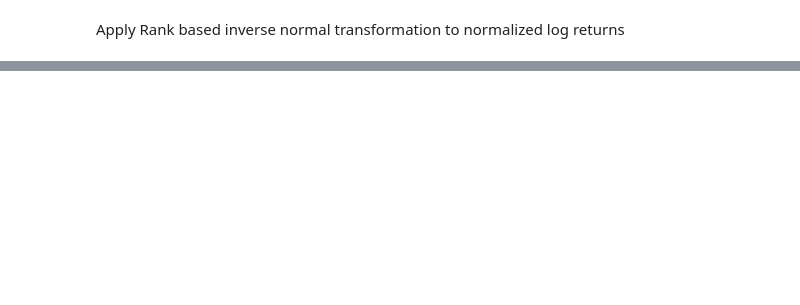
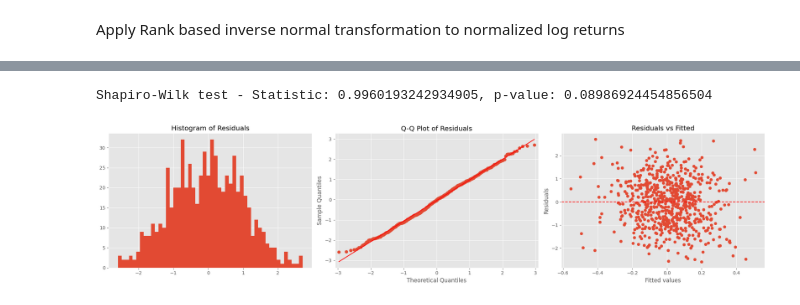
Before and after one commit to davidadel66/AI_Trading, a Jupyter notebook: regression.ipynb, the cells around one changed output, grey strips where cells are left out. Saved outputs shown, nothing was run; the diff lists cells and outputs as text; code cells hidden in the pictures; blank space fills up the shorter version.

```diff
--- a/regression.ipynb
+++ b/regression.ipynb
@@ -91,0 +164,31 @@ Is the distribution Likely Normal? True
+# %%
+def check_residual_normality(residuals):
+    # Shapiro-Wilk test
+    stat, p = stats.shapiro(residuals)
+    print(f'Shapiro-Wilk test - Statistic: {stat}, p-value: {p}')
+
+    # Visual checks
+    fig, (ax1, ax2, ax3) = plt.subplots(1, 3, figsize=(20, 5))
+
+    # Histogram
+    ax1.hist(residuals, bins=50)
+    ax1.set_title('Histogram of Residuals')
+
+    # Q-Q plot
+    qqplot(residuals, line='s', ax=ax2)
+    ax2.set_title('Q-Q Plot of Residuals')
+
+    # Residuals vs Fitted
+    ax3.scatter(y_pred, residuals)
+    ax3.axhline(y=0, color='r', linestyle='--')
+    ax3.set_xlabel('Fitted values')
+    ax3.set_ylabel('Residuals')
+    ax3.set_title('Residuals vs Fitted')
+
+    plt.tight_layout()
+    plt.show()
+
+check_residual_normality(residuals)
+# %% [output]
+Shapiro-Wilk test - Statistic: 0.9960193242934905, p-value: 0.08986924454856504
+[figure, added]
```
Also changed, not shown: parts of 9 cells of this notebook, 1 other file.
